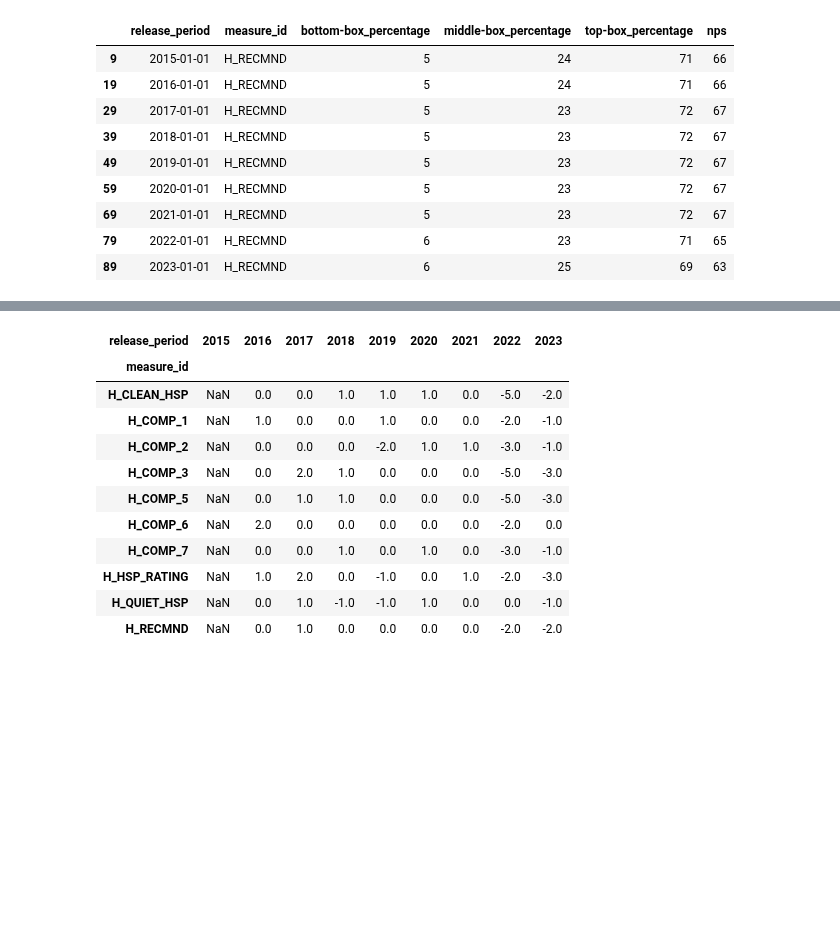
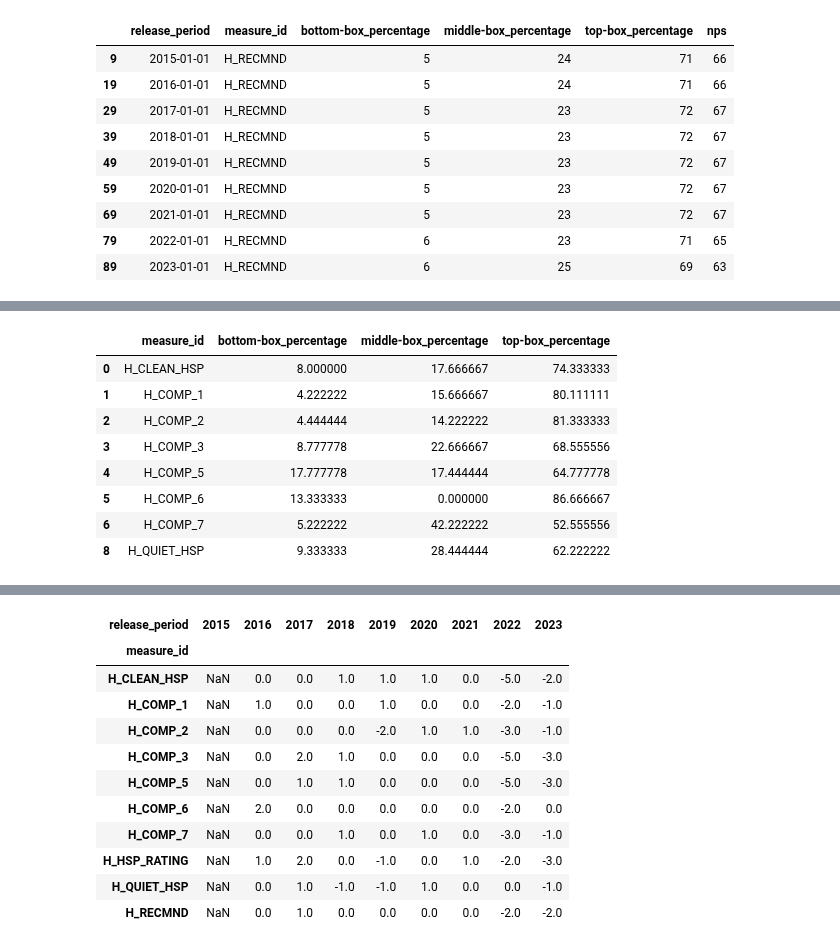
Before and after one commit to andyguo0228/maven_healthcare, a Jupyter notebook: maven_healthcare.ipynb, the cells around one changed output, grey strips where cells are left out. Cells and saved outputs as stored; diff of their text form; code cells hidden in the pictures; blank space fills up the shorter version.

```diff
--- a/maven_healthcare.ipynb
+++ b/maven_healthcare.ipynb
@@ -179,0 +136,14 @@ plt.show()
+# %%
+df = national_results.drop(columns=['release_period', 'nps']).groupby('measure_id').mean().reset_index()
+df = df[~df['measure_id'].isin(['H_RECMND', 'H_HSP_RATING'])]
+df
+# %% [output]
+|  | measure_id | bottom-box_percentage | middle-box_percentage | top-box_percentage |
+| 0 | H_CLEAN_HSP | 8.000000 | 17.666667 | 74.333333 |
+| 1 | H_COMP_1 | 4.222222 | 15.666667 | 80.111111 |
+| 2 | H_COMP_2 | 4.444444 | 14.222222 | 81.333333 |
+| 3 | H_COMP_3 | 8.777778 | 22.666667 | 68.555556 |
+| 4 | H_COMP_5 | 17.777778 | 17.444444 | 64.777778 |
+| 5 | H_COMP_6 | 13.333333 | 0.000000 | 86.666667 |
+| 6 | H_COMP_7 | 5.222222 | 42.222222 | 52.555556 |
+| 8 | H_QUIET_HSP | 9.333333 | 28.444444 | 62.222222 |
```
Also changed, not shown: parts of 11 cells of this notebook, 2 other files.
